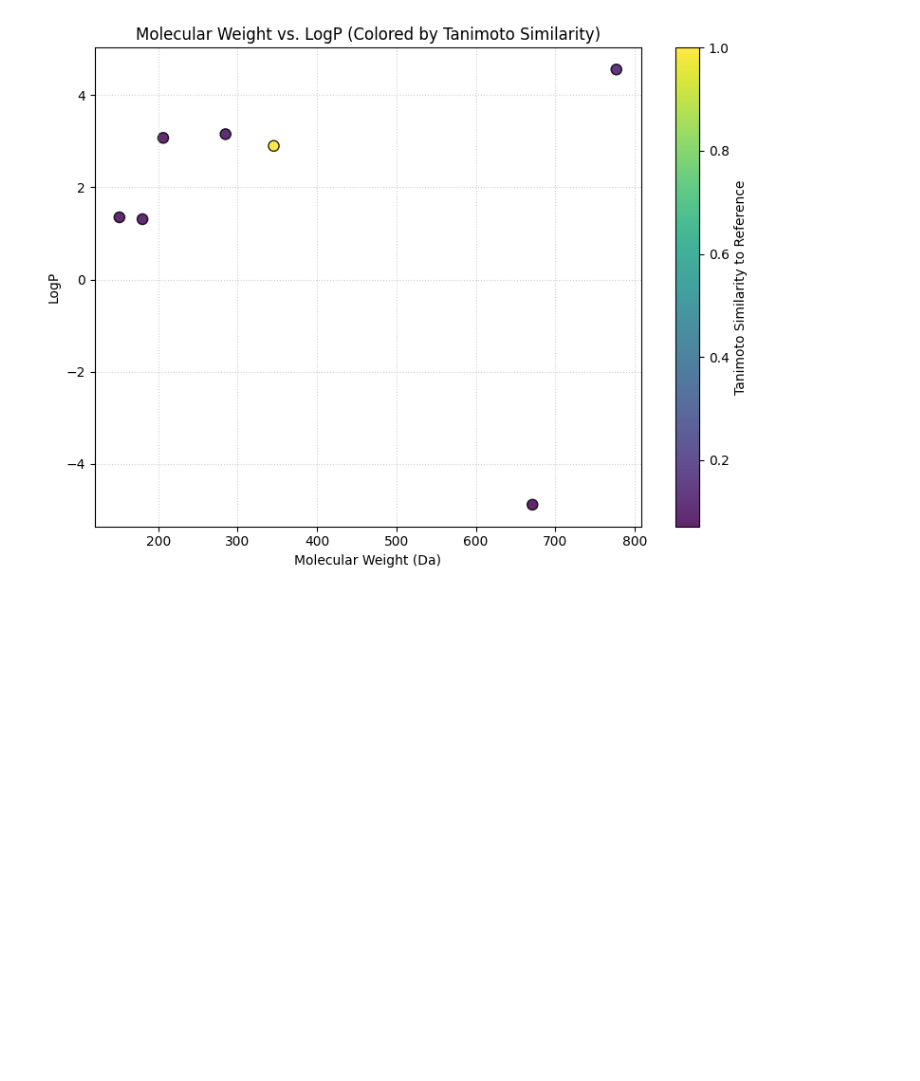
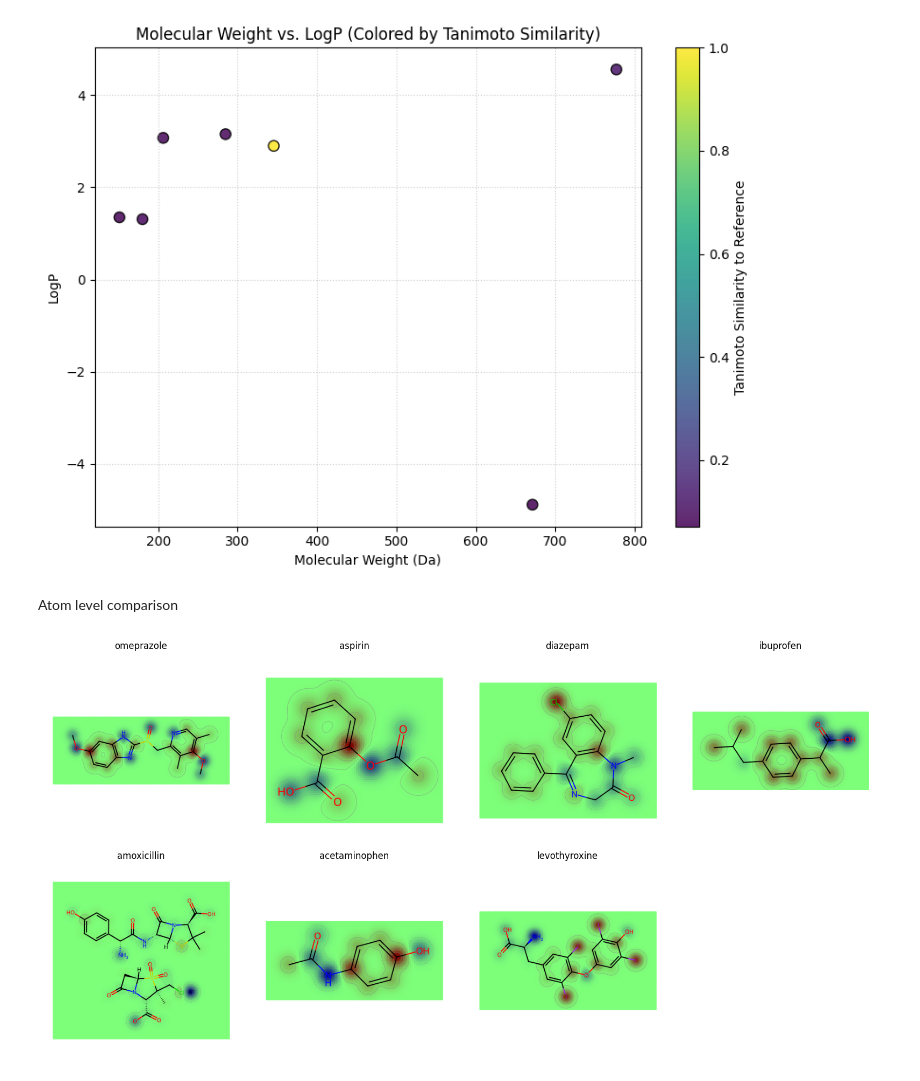
Before and after one commit to Louisa011/drug-discovery-ai, a Jupyter notebook: week01_rdkit/week01_rdkit/smiles_fingerprints.ipynb, the cells around one changed output. Drawn from its saved outputs; the diff is of its cells as text; code cells hidden in the pictures; blank space fills up the shorter version.

Commit message:
atom level visualization descriptors

```diff
--- a/week01_rdkit/week01_rdkit/smiles_fingerprints.ipynb
+++ b/week01_rdkit/week01_rdkit/smiles_fingerprints.ipynb
@@ -194,3 +197,42 @@ plt.tight_layout()
 plt.show()
 # %% [output]
 [figure]
+# %% [markdown]
+Atom level comparison
+# %%
+# creating a 2 by 4 grid(7 plots + a blank slot)
+
+fig, axes = plt.subplots(2, 4, figsize=(16, 8))
+axes = axes.flatten()  # Flatten the 2D array of axes for easy iteration
+
+for idx, row in df.iterrows():
+    mol = Chem.MolFromSmiles(row["SMILES"])
+
+    #calculate ataom by atom Crippen contrinutions: [LogP_contribs, MR_contribs]
+
+    contribs = rdMolDescriptors._CalcCrippenContribs(mol)
+    logp_weights = [x for x, y in contribs]  # Extract LogP  weights
+
+    #rendering the similarity map onto a cairo vanvas
+
+    d2d = Draw.rdMolDraw2D.MolDraw2DCairo(400, 400)
+    SimilarityMaps.GetSimilarityMapFromWeights(mol, logp_weights, d2d, colorMap="jet", contourLines=10)
+    d2d.FinishDrawing()
+
+    #convert the PNG bytes into an image and place it on grid
+    png_data = d2d.GetDrawingText()
+    img = Image.open(io.BytesIO(png_data))
+
+    axes[idx].imshow(img)
+    axes[idx].axis("off")
+    title = row["name"] if "name" in df.columns else f"Molecule {idx + 1}"
+    axes[idx].set_title(title, fontsize=12)
+
+# Hide any unused subplots
+for empty_idx in range(len(df), len(axes)):
+    axes[empty_idx].axis("off")
+
+plt.tight_layout()
+plt.show()
+# %% [output]
+[figure, added]
```
Also changed, not shown: parts of 1 cell of this notebook, 1 other file.
